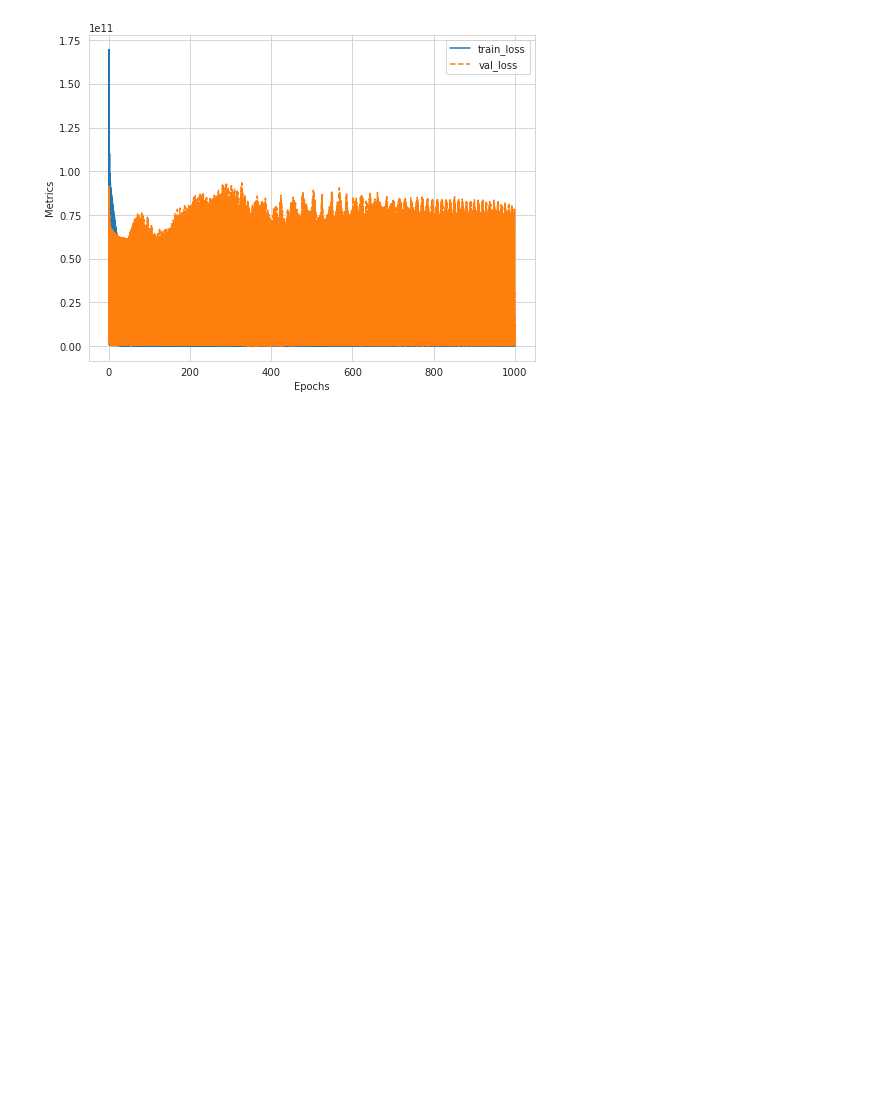
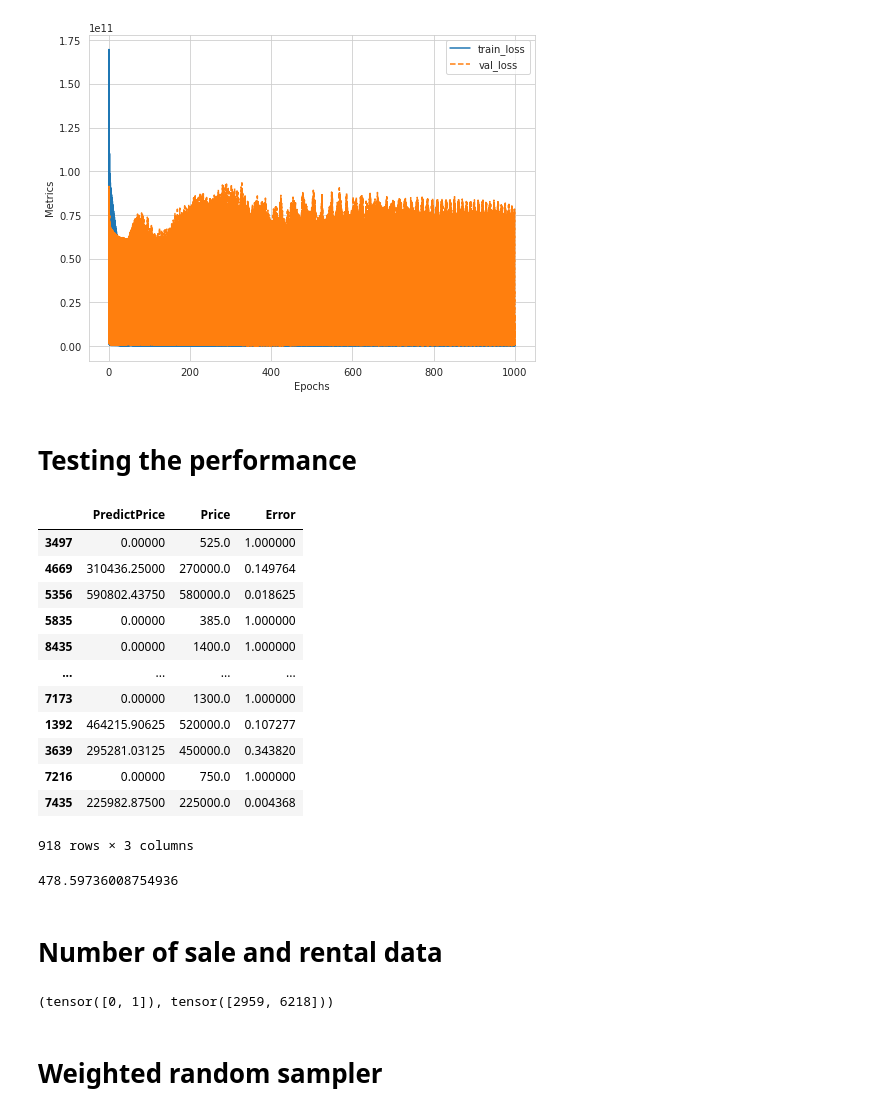
Before and after one commit to luowx0905/Individual-Project, a Jupyter notebook: sell property/build_model/basic_model_price.ipynb, the cells around one changed output. Cells and saved outputs as stored; diff of their text form; code cells hidden in the pictures; blank space fills up the shorter version.

```diff
--- a/sell property/build_model/build_basic_model_price.ipynb
+++ b/sell property/build_model/basic_model_price.ipynb
@@ -152,3 +148,51 @@ EPOCH: 1000.000 val_loss: 1059457920.000        (2585.83s - 0.00s remaining)))))
 -------------This is fold 4----------------
 EPOCH: 1000.000 val_loss: 336205728.000 (2612.29s - 0.00s remaining))))))
 [figure]
+# %% [markdown]
+# Testing the performance
+# %%
+filename = "models/sale_full_epoch_1000_fold_1.pth"
+
+model = torch.load(filename, map_location=torch.device("cpu"))
+model.eval()
+
+prices = []
+for i in range(len(x_test)):
+    feature = torch.tensor((x_test.iloc[i])).float()
+    pred_price = model(feature)
+    prices.append(pred_price.detach().item())
+
+pred = pd.DataFrame({"PredictPrice": prices, "Price": y_test["Price / Rent"]})
+# %%
+error = []
+for i in range(len(pred)):
+    truth = pred["Price"].iloc[i]
+    predict = pred["PredictPrice"].iloc[i]
+    error.append(abs(truth - predict) / truth)
+
+avg_error = sum(error) / len(error)
+error = pd.DataFrame({"Error": error})
+error = error.rename(index={i: j for i, j in zip(error.index, pred.index)})
+pred = pd.concat([pred, error], axis=1)
+# %%
+pred
+# %% [output]
+|  | PredictPrice | Price | Error |
+| 3497 | 0.00000 | 525.0 | 1.000000 |
+| 4669 | 310436.25000 | 270000.0 | 0.149764 |
+| 5356 | 590802.43750 | 580000.0 | 0.018625 |
+| 5835 | 0.00000 | 385.0 | 1.000000 |
+| 8435 | 0.00000 | 1400.0 | 1.000000 |
+| ... | ... | ... | ... |
+| 7173 | 0.00000 | 1300.0 | 1.000000 |
+| 1392 | 464215.90625 | 520000.0 | 0.107277 |
+| 3639 | 295281.03125 | 450000.0 | 0.343820 |
+| 7216 | 0.00000 | 750.0 | 1.000000 |
+| 7435 | 225982.87500 | 225000.0 | 0.004368 |
+918 rows × 3 columns
+# %%
+avg_error
+# %% [output]
+478.59736008754936
+# %% [markdown]
+# Number of sale and rental data
@@ -154,0 +203,6 @@ EPOCH: 1000.000 val_loss: 336205728.000 (2612.29s - 0.00s remaining))))))
+# %%
+classes, count
+# %% [output]
+(tensor([0, 1]), tensor([2959, 6218]))
+# %% [markdown]
+# Weighted random sampler
```
Also changed, not shown: parts of 20 cells of this notebook, 13 other files.
